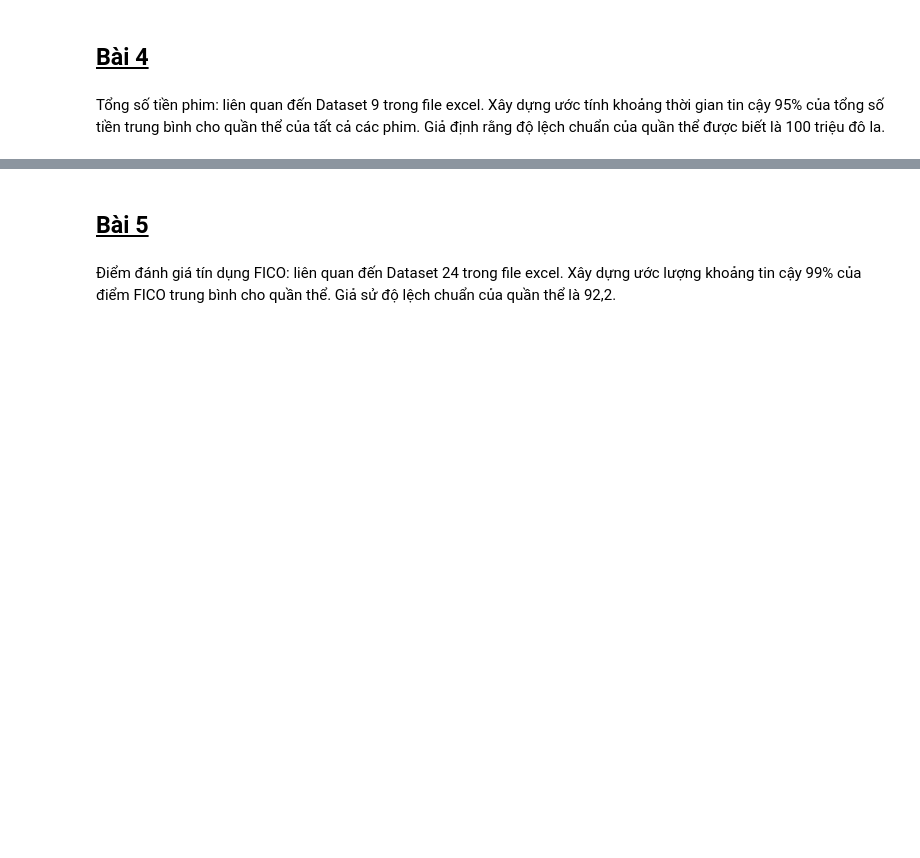
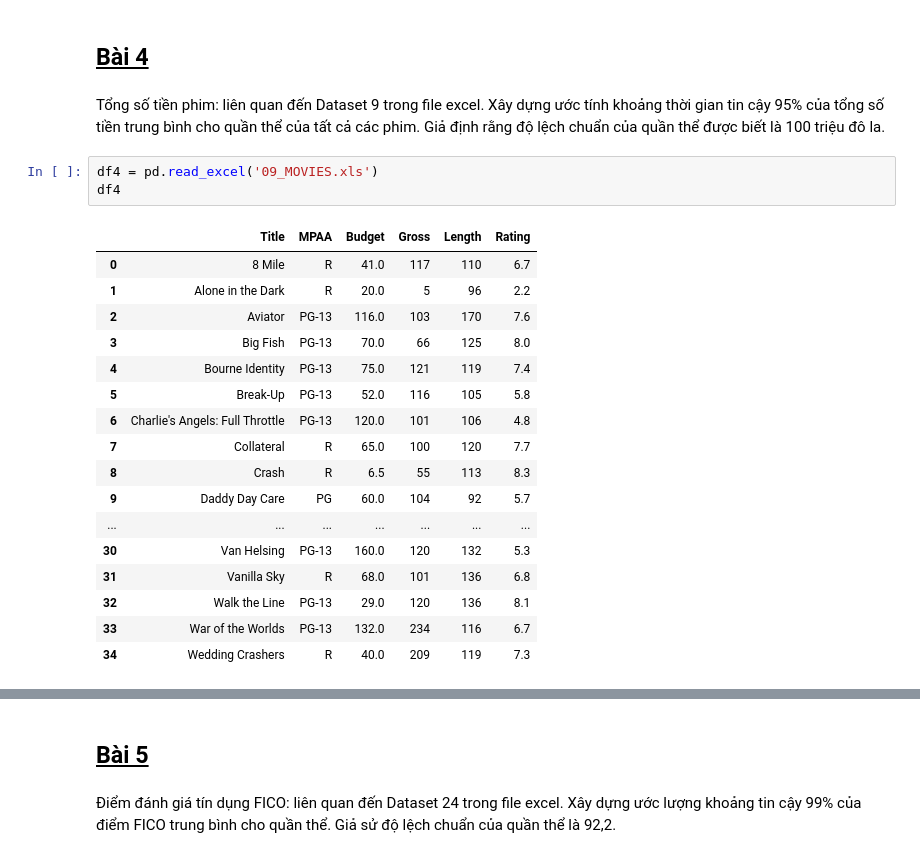
Before and after one commit to tienminhtran/PYTHON, a Jupyter notebook: TKMT/LOP/Thay/tien_lab6/tkud_lab06_ex.ipynb, the cells around one changed output, grey strips where cells are left out. Drawn from its saved outputs; the diff is of its cells as text; blank space fills up the shorter version.

```diff
--- a/TKMT/LOP/Thay/tien_lab6/tkud_lab06_ex.ipynb
+++ b/TKMT/LOP/Thay/tien_lab6/tkud_lab06_ex.ipynb
@@ -109,3 +200,24 @@ Lượng mưa ở Boston: liên quan đến Dataset 14 trong file excel, và qua
 ## <u>Bài 4</u>
 # %% [markdown]
 Tổng số tiền phim: liên quan đến Dataset 9 trong file excel. Xây dựng ước tính khoảng thời gian tin cậy 95% của tổng số tiền trung bình cho quần thể của tất cả các phim. Giả định rằng độ lệch chuẩn của quần thể được biết là 100 triệu đô la.
+# %%
+df4 = pd.read_excel('09_MOVIES.xls')
+df4
+# %% [output]
+|  | Title | MPAA | Budget | Gross | Length | Rating |
+| 0 | 8 Mile | R | 41.0 | 117 | 110 | 6.7 |
+| 1 | Alone in the Dark | R | 20.0 | 5 | 96 | 2.2 |
+| 2 | Aviator | PG-13 | 116.0 | 103 | 170 | 7.6 |
+| 3 | Big Fish | PG-13 | 70.0 | 66 | 125 | 8.0 |
+| 4 | Bourne Identity | PG-13 | 75.0 | 121 | 119 | 7.4 |
+| 5 | Break-Up | PG-13 | 52.0 | 116 | 105 | 5.8 |
+| 6 | Charlie's Angels: Full Throttle | PG-13 | 120.0 | 101 | 106 | 4.8 |
+| 7 | Collateral | R | 65.0 | 100 | 120 | 7.7 |
+| 8 | Crash | R | 6.5 | 55 | 113 | 8.3 |
+| 9 | Daddy Day Care | PG | 60.0 | 104 | 92 | 5.7 |
+| ... | ... | ... | ... | ... | ... | ... |
+| 30 | Van Helsing | PG-13 | 160.0 | 120 | 132 | 5.3 |
+| 31 | Vanilla Sky | R | 68.0 | 101 | 136 | 6.8 |
+| 32 | Walk the Line | PG-13 | 29.0 | 120 | 136 | 8.1 |
+| 33 | War of the Worlds | PG-13 | 132.0 | 234 | 116 | 6.7 |
+| 34 | Wedding Crashers | R | 40.0 | 209 | 119 | 7.3 |
```
Also changed, not shown: parts of 11 cells of this notebook, 4 other files.
